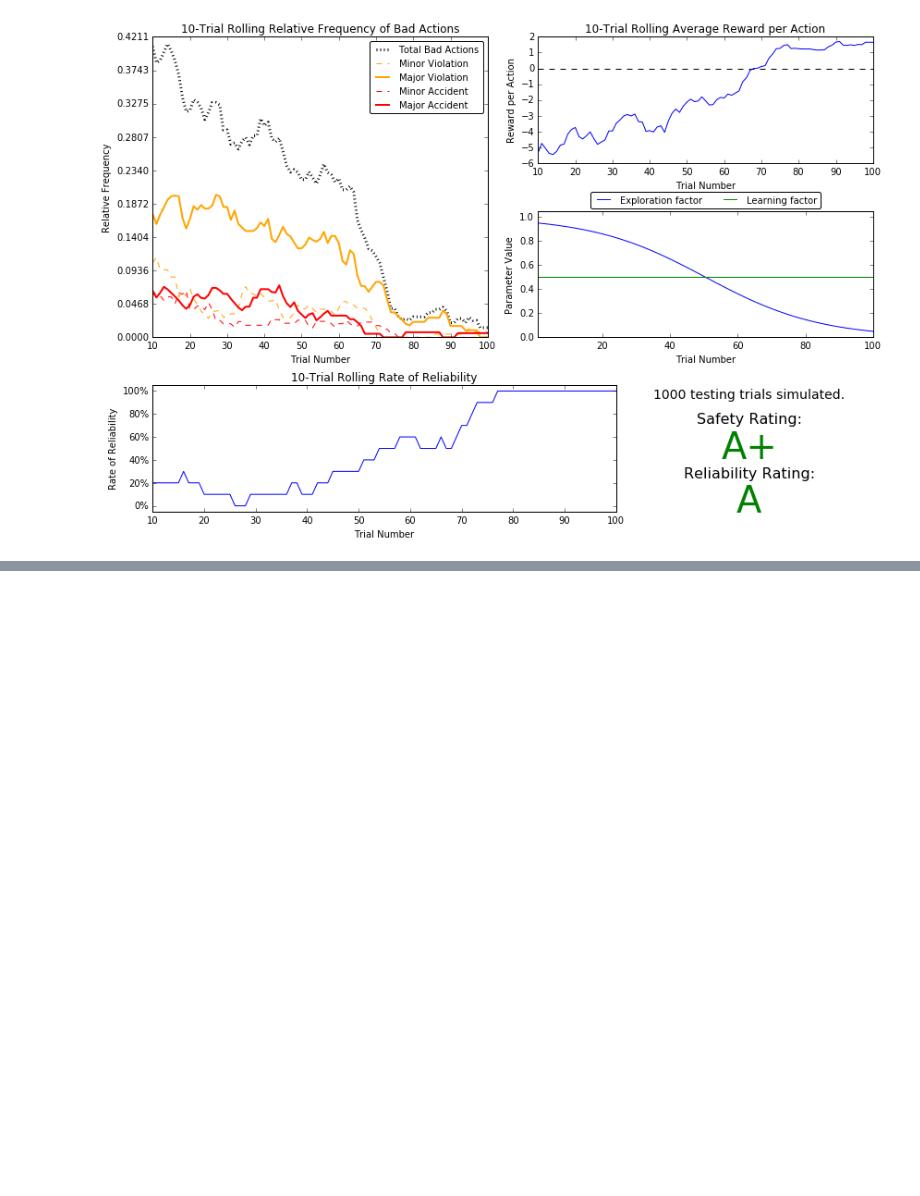
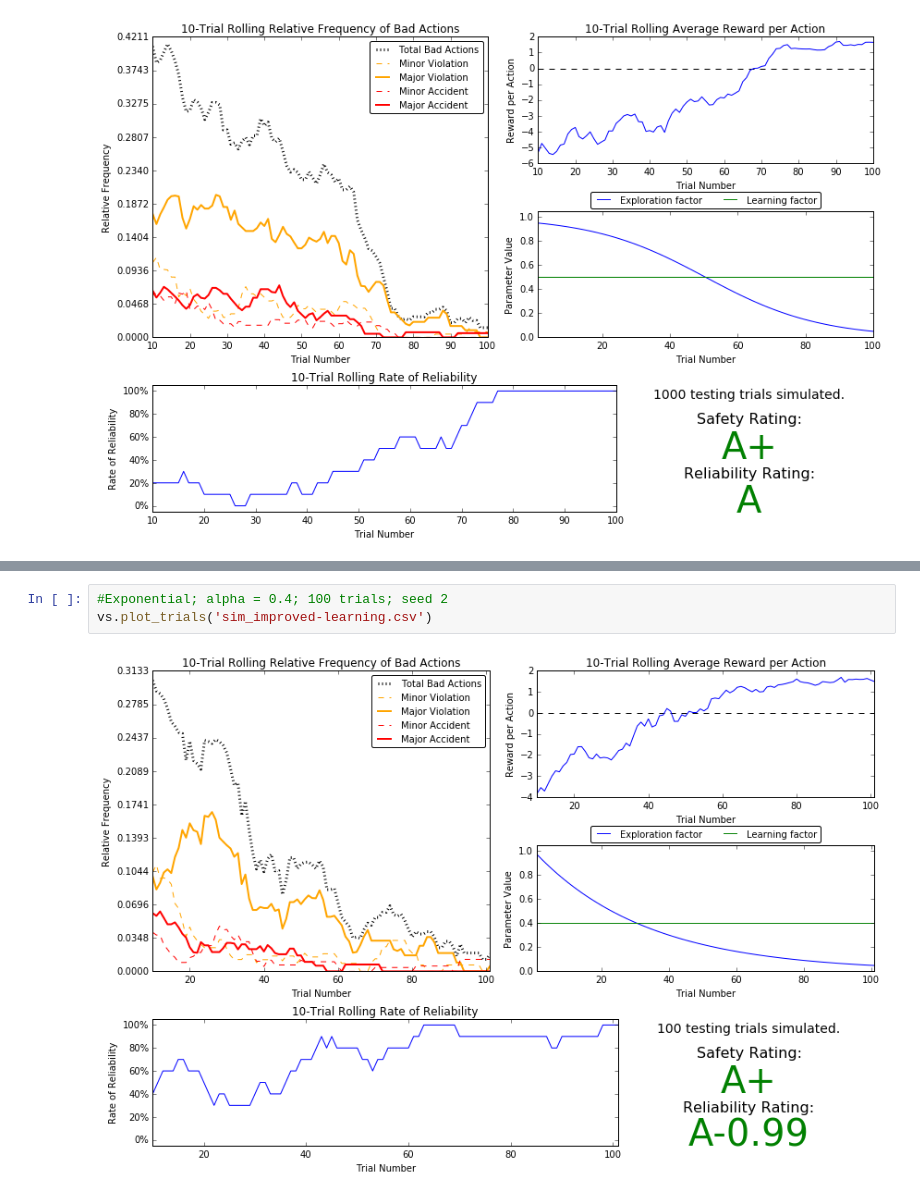
Before and after one commit to alextrickey/smartcab, a Jupyter notebook: Round2Tests.ipynb, the cells around one changed output, grey strips where cells are left out. Cells and saved outputs as stored; diff of their text form; blank space fills up the shorter version.

```diff
--- a/Round2Tests.ipynb
+++ b/Round2Tests.ipynb
@@ -78,0 +96,5 @@ vs.plot_trials('sim_improved-learning.csv')
+# %%
+#Exponential; alpha = 0.4; 100 trials; seed 2
+vs.plot_trials('sim_improved-learning.csv')
+# %% [output]
+[figure, added]
```
Also changed, not shown: parts of 7 cells of this notebook, 1 other file.
